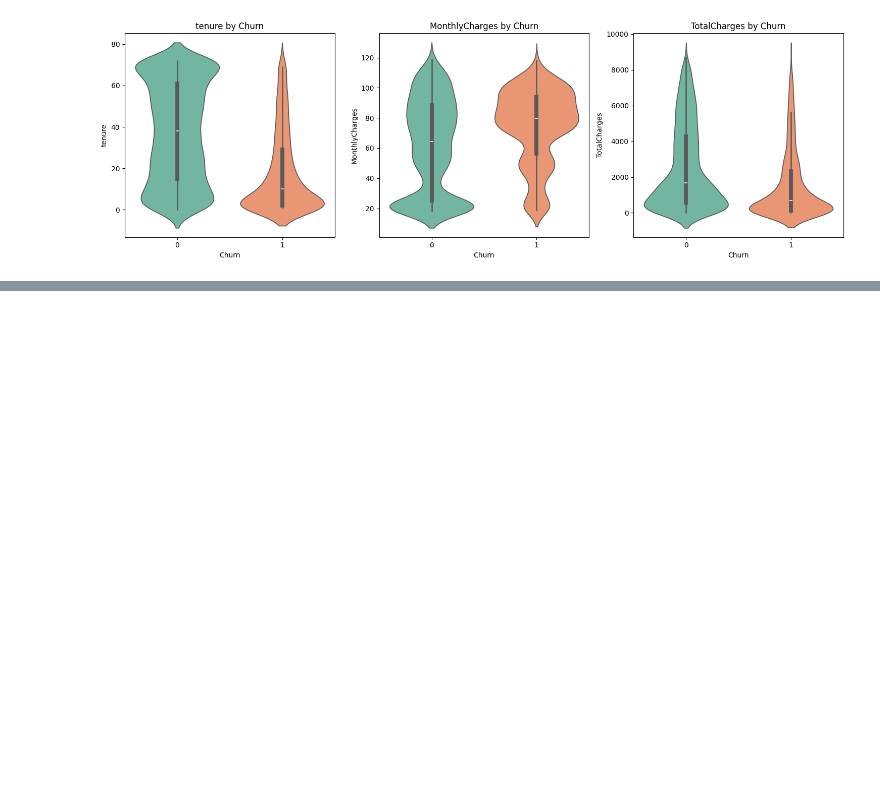
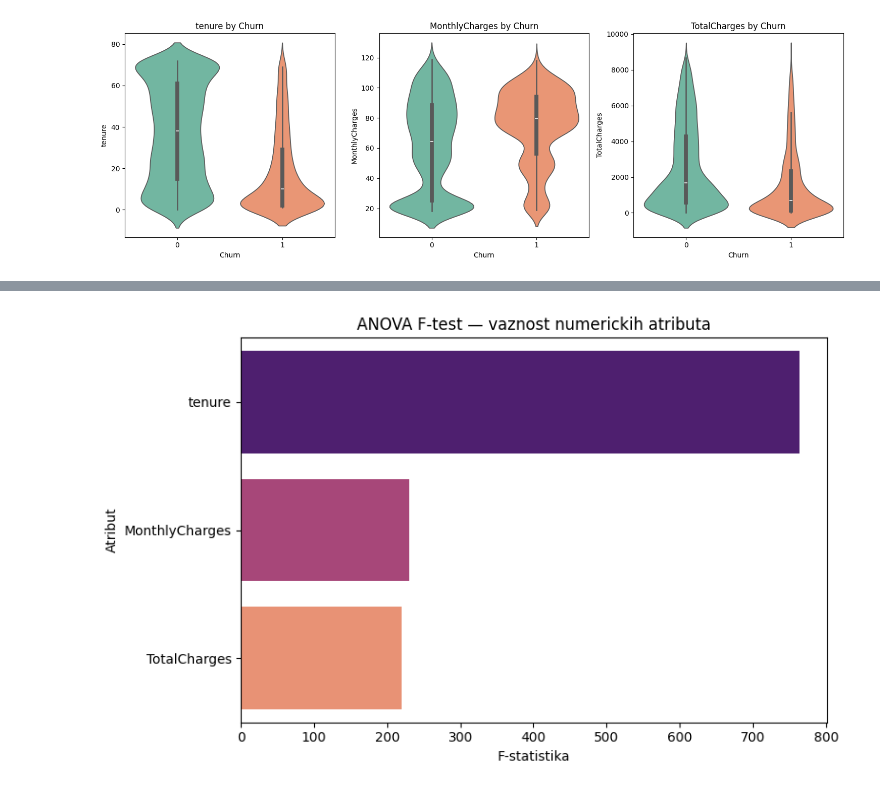
Before and after one commit to fulsepire/Telco-Customer-Churn-Classification, a Jupyter notebook: notebooks/01_eda.ipynb, the cells around one changed output, grey strips where cells are left out. Cells and saved outputs as stored; diff of their text form; code cells hidden in the pictures; blank space fills up the shorter version.

```diff
--- a/notebooks/01_eda.ipynb
+++ b/notebooks/01_eda.ipynb
@@ -581,0 +607,23 @@ plt.show()
+# %%
+from sklearn.feature_selection import f_classif
+
+num_cols = ['tenure', 'MonthlyCharges', 'TotalCharges']
+
+f_scores, p_values = f_classif(X_train[num_cols], y_train)
+
+anova_results = pd.DataFrame({
+    'Atribut': num_cols,
+    'F-statistika': f_scores,
+    'p-value': p_values
+}).sort_values('F-statistika', ascending=False)
+
+plt.figure(figsize=(8, 5))
+sns.barplot(data=anova_results, x='F-statistika', y='Atribut',
+            hue='Atribut', palette='magma', legend=False)
+plt.title('ANOVA F-test — vaznost numerickih atributa')
+plt.xlabel('F-statistika')
+plt.tight_layout()
+plt.savefig('../reports/figures/11_anova_importance.png', dpi=150, bbox_inches='tight')
+plt.show()
+# %% [output]
+[figure, added]
```
Also changed, not shown: parts of 2 cells of this notebook, 3 other files.
